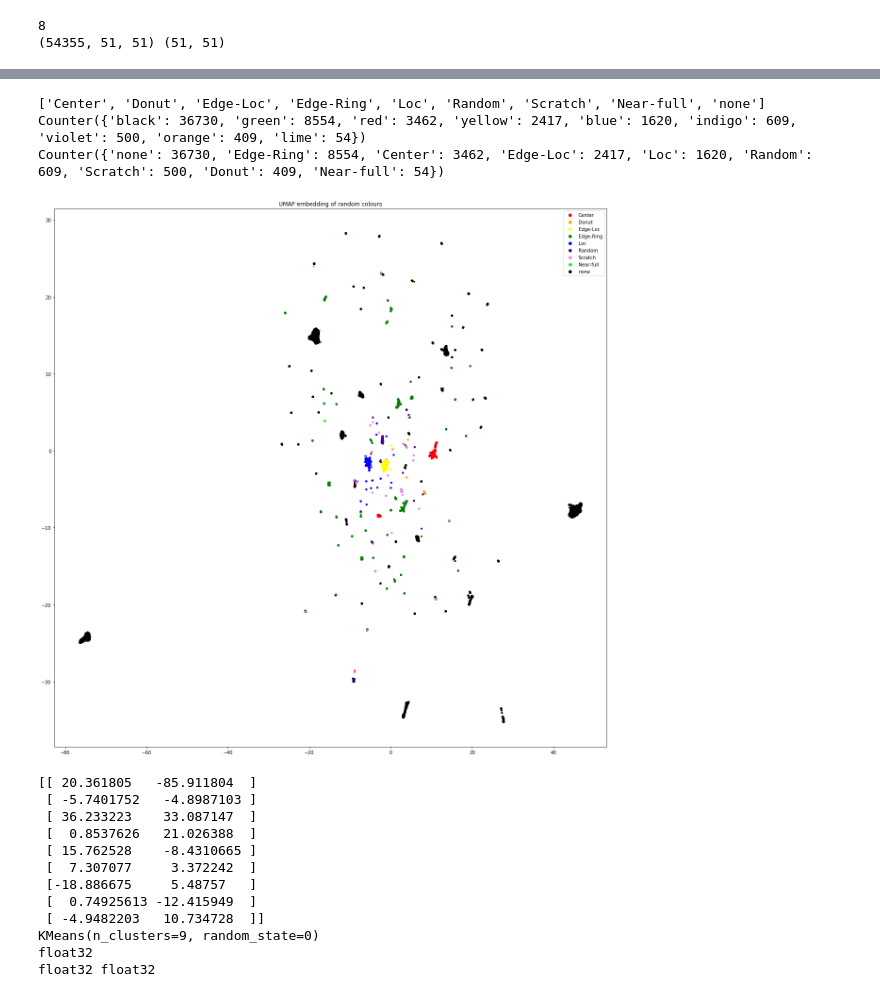
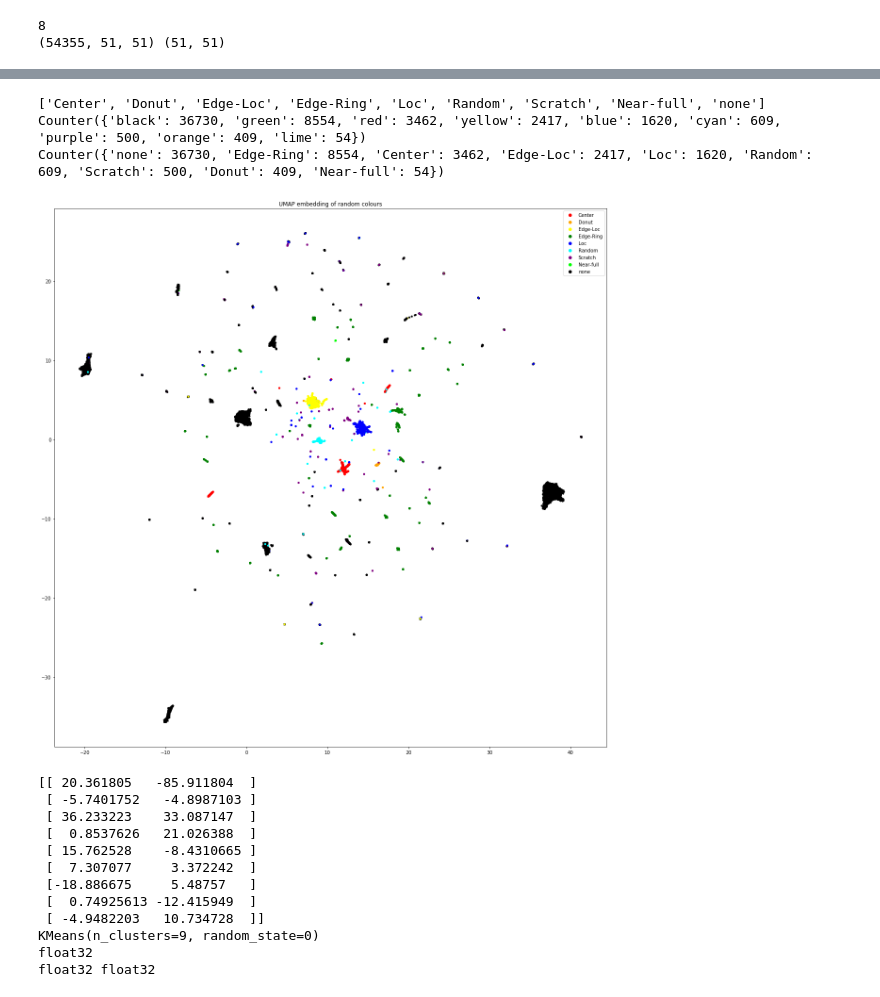
Before and after one commit to dmta9796/waferdatasetexperiments, a Jupyter notebook: wafer experiments.ipynb, the cells around one changed output, grey strips where cells are left out. Drawn from its saved outputs; the diff is of its cells as text; code cells hidden in the pictures.

```diff
--- a/wafer experiments.ipynb
+++ b/wafer experiments.ipynb
@@ -236,7 +236,7 @@ def rotationmax(wafer):
 
     intensitylist = []
     for image in rotationlist:
-        intensitysum = sum(sum(image[0:size[1]//2,:]))
+        intensitysum = sum(sum(image[0:size[1]//4,:]))
         intensitylist.append(intensitysum)
 
     idx = np.argmin(intensitylist)
@@ -254,6 +254,7 @@ newwaferdata = []
 for idx,wafer in enumerate(waferdata):
     wafer = cv2.medianBlur(wafer, 3)
     wafer = cv2.resize(wafer, dsize=size, interpolation=cv2.INTER_CUBIC)
+    if(labelwaferdata)
     wafer = rotationmax(wafer)
     #print(wafer.shape)
     #wafer = np.array(wafer).reshape(size[0]*size[1])
@@ -292,8 +293,8 @@ newwaferdata = newwaferdata.reshape((length,size[0]*size[1]))
 print(newwaferdata,newwaferdata.shape)
 #print(umap)
 model = umap.UMAP(
-    n_neighbors=100,
-    min_dist=0.01,
+    n_neighbors=40,
+    min_dist=0.00,
     n_components=2,
     random_state=42
 )
@@ -319,27 +320,6 @@ array([[ 15.82268429,  13.09551239],
 # %%
 #Center, Donut, Edge-Loc, Edge-Ring, Loc, Random, Scratch, Near-full, none.
 import matplotlib.patches as mpatches
-# def colormap(x):
-#     if(x =="Center"):
-#         return "orange"
-#     if(x == "Donut"):
-#         return "yellow"
-#     if(x == "Edge-Loc"):
-#         return "green"
-#     if(x == "Edge-Ring"):
-#         return "lime"
-#     if(x == "Loc"):
-#         return "blue"
-#     if(x == "Random"):
-#         return "purple"
-#     if(x == "Scratch"):
-#         return "cyan"
-#     if(x == "Near-full"):
-#         return "black"
-#     if(x =="none" or x == "None" or x == None):
-#         return "red"
-#     else:
-#         return "gray"
 
 classes = ["Center", "Donut", "Edge-Loc", "Edge-Ring", "Loc", "Random", "Scratch", "Near-full","none"]
 
@@ -350,54 +330,38 @@ colormap = {
     "Edge-Loc" : "yellow",
     "Edge-Ring": "green",
     "Loc"      : "blue",
-    "Random"   : "indigo",
-    "Scratch"  : "violet",
+    "Random"   : "cyan",
+    "Scratch"  : "purple",
     "Near-full": "lime",
     "none"     : "black"
 }
 
 colors = subdata["failureType"].map(colormap)
 
 #classes = list(set(lb_make.inverse_transform(labelwaferdata)))
 print(classes)
 print(collections.Counter(colors))
 print(collections.Counter(subdata["failureType"]))
 
 
 plt.figure(figsize=(21, 21))
 scatter = plt.scatter(umapdata[:,0], umapdata[:,1], c=colors,s=10.1) #,label=str(classes))
 plt.title('UMAP embedding of random colours')
 
 
 markers = [plt.Line2D([0,0],[0,0],color=color, marker='o', linestyle='') for color in colormap.values()]
 plt.legend(markers, colormap.keys(), numpoints=1)
 
-# ax = plt.gca()
-# leg = ax.get_legend()
-# hl_dict = {handle.get_label(): handle for handle in leg.legendHandles}
-# hl_dict['9'].set_color('red')
-# hl_dict['8'].set_color('yellow')
-# for idx,val in enumerate(classes):
-#     print(idx,val)
-#     leg.legendHandles[idx].set_color(colormap[classes[idx]])
-
-
-# handles, labels = scatter.legend_elements()
-# #labels = list(set(lb_make.inverse_transform(labelwaferdata)))
-
-# plt.legend(handles, labels)
-
-
 plt.show()
 #the clustering doesn't seem promising for finding data behavior for 16 by 16 as it probably lost too many features.
 # maybe having a higher n-neighbors is needed for a global structure compared to mnist
 # maybe needs a radial representation.
 # using the labels seems to be helpful.
 # %% [output]
 ['Center', 'Donut', 'Edge-Loc', 'Edge-Ring', 'Loc', 'Random', 'Scratch', 'Near-full', 'none']
-Counter({'black': 36730, 'green': 8554, 'red': 3462, 'yellow': 2417, 'blue': 1620, 'indigo': 609, 'violet': 500, 'orange': 409, 'lime': 54})
+Counter({'black': 36730, 'green': 8554, 'red': 3462, 'yellow': 2417, 'blue': 1620, 'cyan': 609, 'purple': 500, 'orange': 409, 'lime': 54})
 Counter({'none': 36730, 'Edge-Ring': 8554, 'Center': 3462, 'Edge-Loc': 2417, 'Loc': 1620, 'Random': 609, 'Scratch': 500, 'Donut': 409, 'Near-full': 54})
-[figure, old version]
+[figure, new version]
 # %%
 # k-means
 # because of the catagories, assume 9 clusters
```
Also changed, not shown: parts of 6 cells of this notebook.
